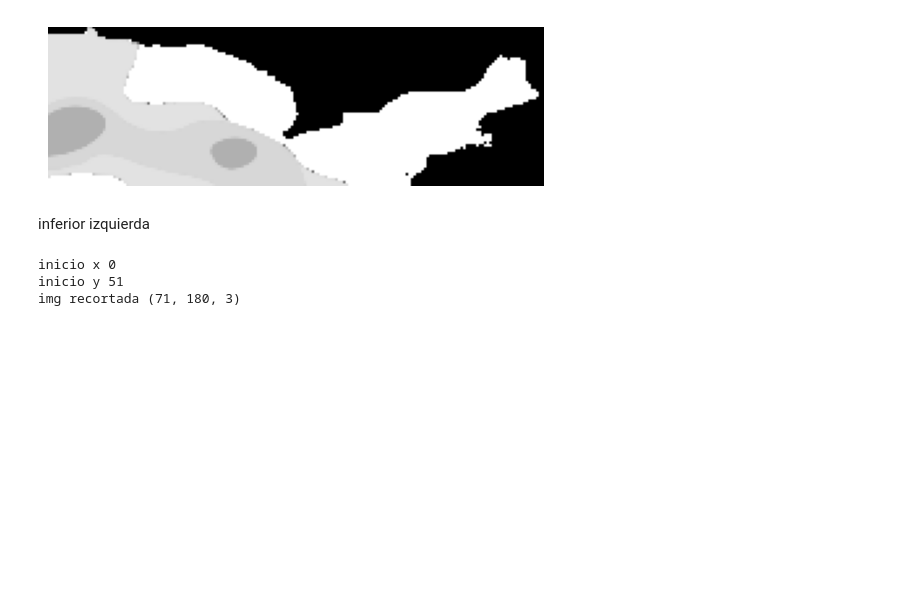
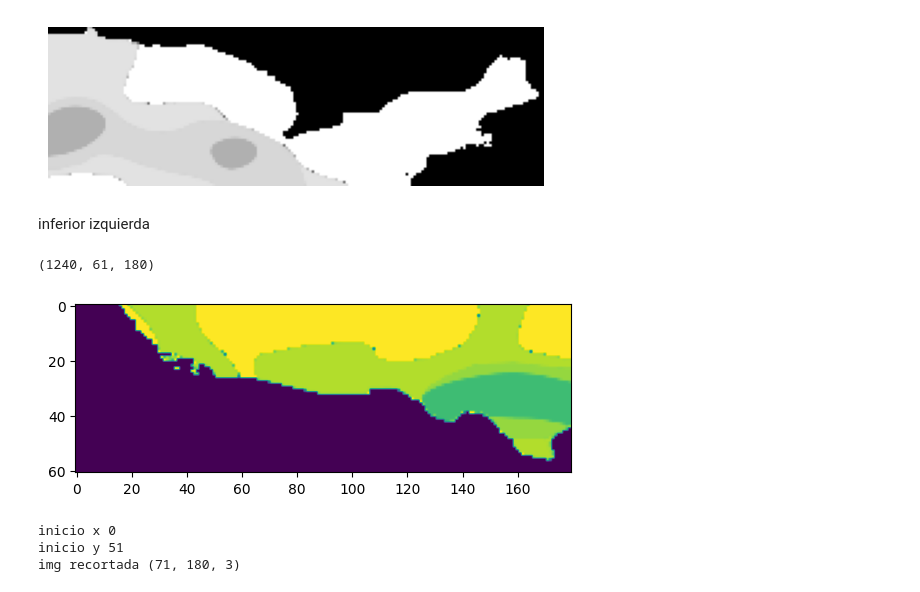
Before and after one commit to SahirReyes30/ImageXpartes, a Jupyter notebook: AjusteBordes.ipynb, the cells around one changed output. Drawn from its saved outputs; the diff is of its cells as text; code cells hidden in the pictures; blank space fills up the shorter version.

Commit message:
mostrar imagen anterior y actual

```diff
--- a/AjusteBordes.ipynb
+++ b/AjusteBordes.ipynb
@@ -226,6 +226,15 @@ img recortada (61, 190, 3)
 [figure]
 # %% [markdown]
 inferior izquierda
+# %%
+#cargar npy de parte y mostrar primera imagen
+data = np.load(f"DroughtDatasetMask/NPY61_180Part1_0/DroughtDatasetMask_Part1_0.npy")
+print(data.shape)
+plt.imshow(data[0])
+plt.show()
+# %% [output]
+(1240, 61, 180)
+[figure, added]
 # %%
 import cv2
 import matplotlib.pyplot as plt
```
Also changed, not shown: parts of 1 cell of this notebook.
